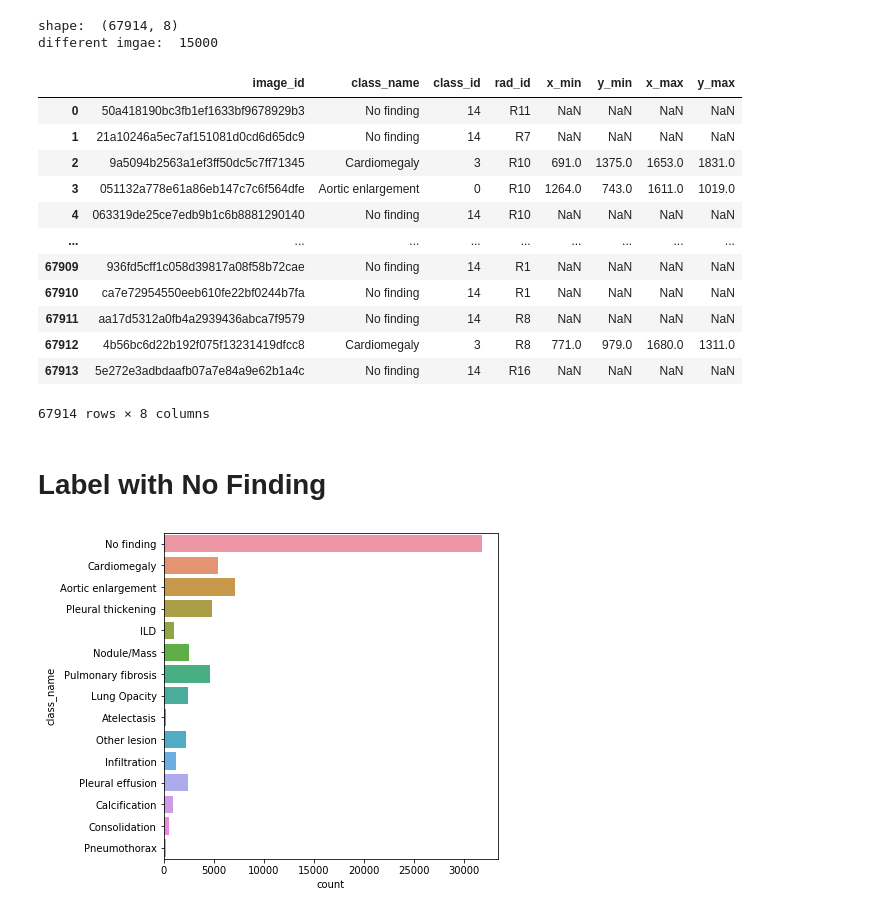
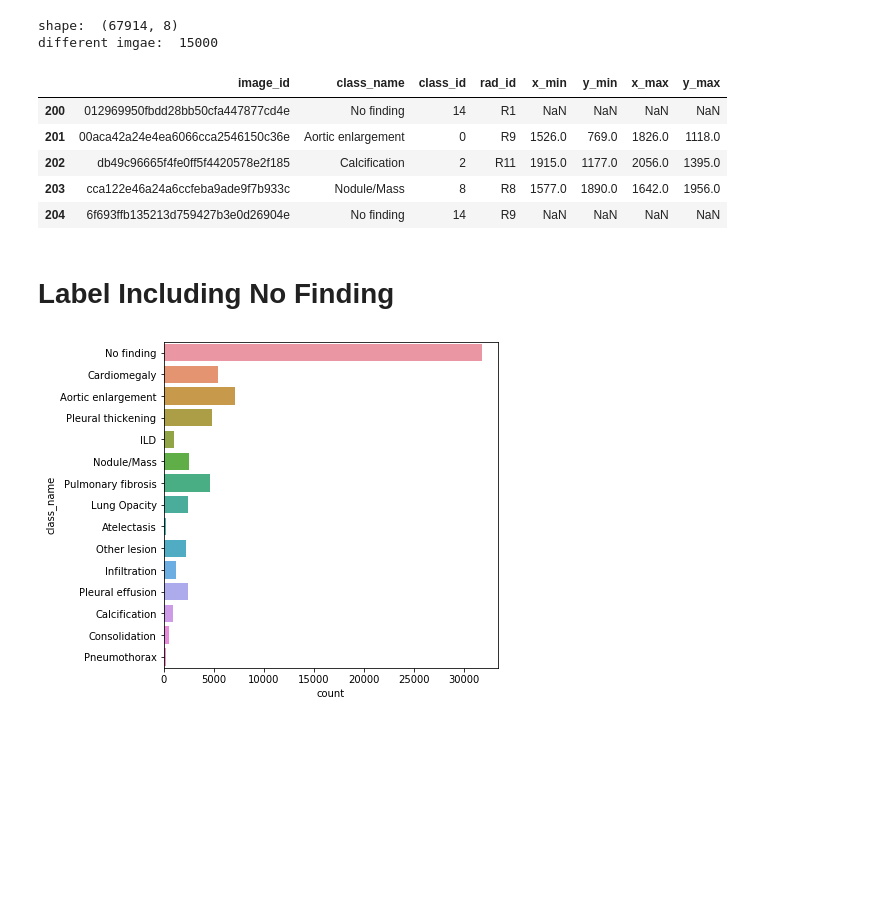
Before and after one commit to Yuchen-Dai/vinbigdata-chest-xray-abnormalities-detection, a Jupyter notebook: Data Analysis.ipynb, the cells around one changed output. Saved outputs shown, nothing was run; the diff lists cells and outputs as text; code cells hidden in the pictures; blank space fills up the shorter version.

```diff
--- a/Data Analysis.ipynb
+++ b/Data Analysis.ipynb
@@ -10,28 +10,21 @@ import pydicom
 
 %matplotlib inline
 # %%
-train = pd.read_csv('train.csv')
+train = pd.read_csv('data/train.csv')
 print("shape: ", train.shape)
 print("different imgae: ", train['image_id'].nunique())
-train
+train[200:].head()
 # %% [output]
 shape:  (67914, 8)
 different imgae:  15000
 |  | image_id | class_name | class_id | rad_id | x_min | y_min | x_max | y_max |
-| 0 | 50a418190bc3fb1ef1633bf9678929b3 | No finding | 14 | R11 | NaN | NaN | NaN | NaN |
-| 1 | 21a10246a5ec7af151081d0cd6d65dc9 | No finding | 14 | R7 | NaN | NaN | NaN | NaN |
-| 2 | 9a5094b2563a1ef3ff50dc5c7ff71345 | Cardiomegaly | 3 | R10 | 691.0 | 1375.0 | 1653.0 | 1831.0 |
-| 3 | 051132a778e61a86eb147c7c6f564dfe | Aortic enlargement | 0 | R10 | 1264.0 | 743.0 | 1611.0 | 1019.0 |
-| 4 | 063319de25ce7edb9b1c6b8881290140 | No finding | 14 | R10 | NaN | NaN | NaN | NaN |
-| ... | ... | ... | ... | ... | ... | ... | ... | ... |
-| 67909 | 936fd5cff1c058d39817a08f58b72cae | No finding | 14 | R1 | NaN | NaN | NaN | NaN |
-| 67910 | ca7e72954550eeb610fe22bf0244b7fa | No finding | 14 | R1 | NaN | NaN | NaN | NaN |
-| 67911 | aa17d5312a0fb4a2939436abca7f9579 | No finding | 14 | R8 | NaN | NaN | NaN | NaN |
-| 67912 | 4b56bc6d22b192f075f13231419dfcc8 | Cardiomegaly | 3 | R8 | 771.0 | 979.0 | 1680.0 | 1311.0 |
-| 67913 | 5e272e3adbdaafb07a7e84a9e62b1a4c | No finding | 14 | R16 | NaN | NaN | NaN | NaN |
+| 200 | 012969950fbdd28bb50cfa447877cd4e | No finding | 14 | R1 | NaN | NaN | NaN | NaN |
+| 201 | 00aca42a24e4ea6066cca2546150c36e | Aortic enlargement | 0 | R9 | 1526.0 | 769.0 | 1826.0 | 1118.0 |
+| 202 | db49c96665f4fe0ff5f4420578e2f185 | Calcification | 2 | R11 | 1915.0 | 1177.0 | 2056.0 | 1395.0 |
+| 203 | cca122e46a24a6ccfeba9ade9f7b933c | Nodule/Mass | 8 | R8 | 1577.0 | 1890.0 | 1642.0 | 1956.0 |
+| 204 | 6f693ffb135213d759427b3e0d26904e | No finding | 14 | R9 | NaN | NaN | NaN | NaN |
-67914 rows × 8 columns
 # %% [markdown]
-# Label with No Finding
+# Label Including No Finding
 # %%
 plt.figure(figsize=(6,6))
 sns.countplot(y='class_name',data=train)
```
Also changed, not shown: parts of 6 cells of this notebook.
